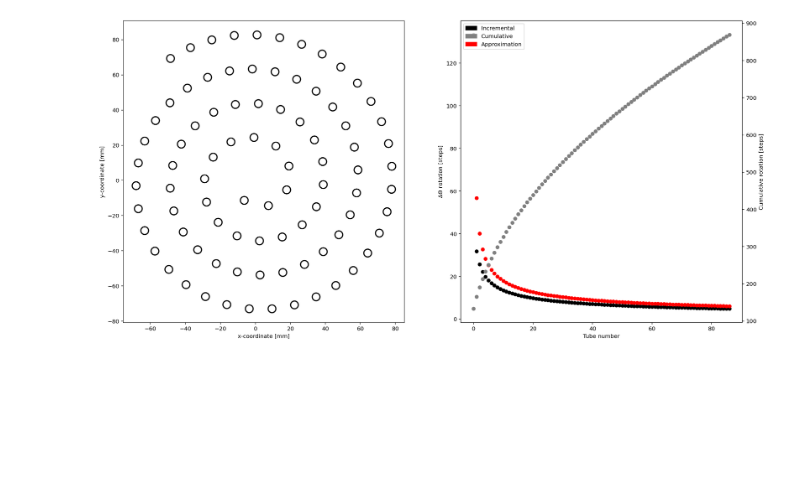
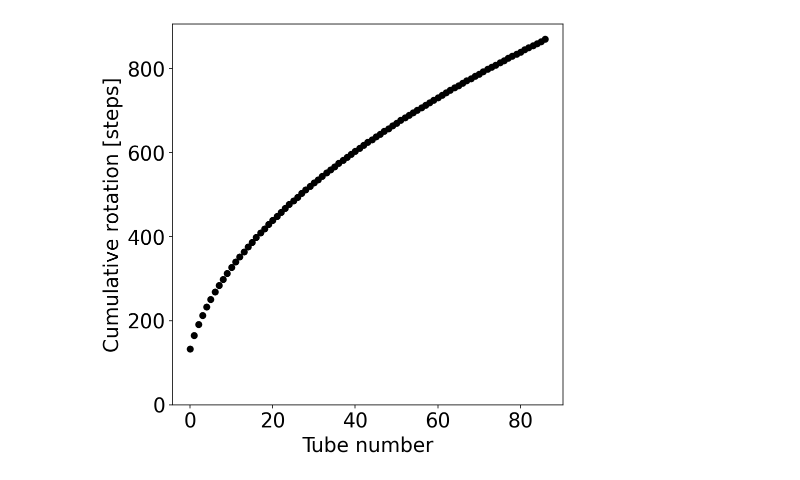
Before and after one commit to pachterlab/colosseum, a Jupyter notebook: analysis/archimedian_spiral.ipynb, the cells around one changed output. Saved outputs shown, nothing was run; the diff lists cells and outputs as text; code cells hidden in the pictures; blank space fills up the shorter version.

```diff
--- a/analysis/archimedian_spiral.ipynb
+++ b/analysis/archimedian_spiral.ipynb
@@ -42,3 +42,7 @@ def spiral_points(arc=1, separation=1):
         # (approximating with circle)
         phi += float(arc) / r
         r = b * phi
+# %%
+n_tubes = 88
+l_arc = 13
+separation = 19.5
@@ -45,9 +51,9 @@ def spiral_points(arc=1, separation=1):
 # %%
 xx = []
 yy = []
-n_tubes = 88
 data = np.zeros((n_tubes,2))
-for idx, i in enumerate(spiral_points(arc=13, separation=19.5)):
+
+for idx, i in enumerate(spiral_points(arc=l_arc, separation=separation)):
     if idx==n_tubes:
         break
     data[idx] = i
@@ -61,0 +98,7 @@ b = 19.5/(2*np.pi)
+# %%
+t = separation
+d = 18.585
+def clackson(rad, t, d):
+  return rad/2*(rad*(t/2/np.pi) - 2*d)
+# %%
+tst = clackson(np.array(rad), separation, 18.5)*200/360
@@ -62,43 +144,25 @@ b = 19.5/(2*np.pi)
 # %%
-fig, ax = plt.subplots(figsize=(10*2, 10), ncols=2)
+fig, ax = plt.subplots(figsize=(7,7))
 
-xx = data[:,0][1:]
-yy = data[:,1][1:]
-
-ax[0].plot(xx,yy, 'o', ms=14, markerfacecolor="None",markeredgecolor='black', markeredgewidth=2)
-ax[0].set_xlabel("x-coordinate [mm]")
-ax[0].set_ylabel("y-coordinate [mm]")
-
-ax2 = ax[1].twinx()
 xx = np.arange(len(theta)-1)
 yy = theta[1:] - theta[:-1]
 
 # to fix the the jump in theta due to branch cuts
 # we add a contant back to those values that cross the
 # branch. There is certainly a more elegant way to do this.
 
 for idx, i in enumerate(yy):
     if i < -50:
         yy[idx] = yy[idx] + 200
 
-ax[1].scatter(xx, yy, color="black")
-ax2.scatter(xx, np.cumsum(yy), color="grey", zorder=-1)
-ax2.set_ylabel("Cumulative rotation [steps]")
-ax[1].scatter(xx, np.pi/np.sqrt(b*xx)*180*200/np.pi/360, color='r')
+ax.scatter(xx, np.cumsum(yy), color="black", zorder=-10)
 
-ax[1].set_xlabel("Tube number")
-ax[1].set_ylabel("$\Delta \Theta$ rotation [steps]")
-
-grey_patch = mpatches.Patch(color='grey', label='Cumulative')
-black_patch = mpatches.Patch(color='black', label='Incremental')
-red_patch = mpatches.Patch(color='red', label='Approximation')
-
-plt.legend(handles=[black_patch, grey_patch, red_patch], loc="upper left")
-
-# plt.savefig("../figures/analytical.pdf", bbox_inches='tight')
-# plt.savefig("../figures/analytical.png", bbox_inches='tight', dpi=100)
-
+ax.set(**{
+    "xlabel": "Tube number",
+    "ylabel":"Cumulative rotation [steps]",
+    'ylim': 0
+    })
 
 fig.show()
 # %% [output]
-[figure, old version]
+[figure, new version]
```
Also changed, not shown: parts of 9 cells of this notebook.
